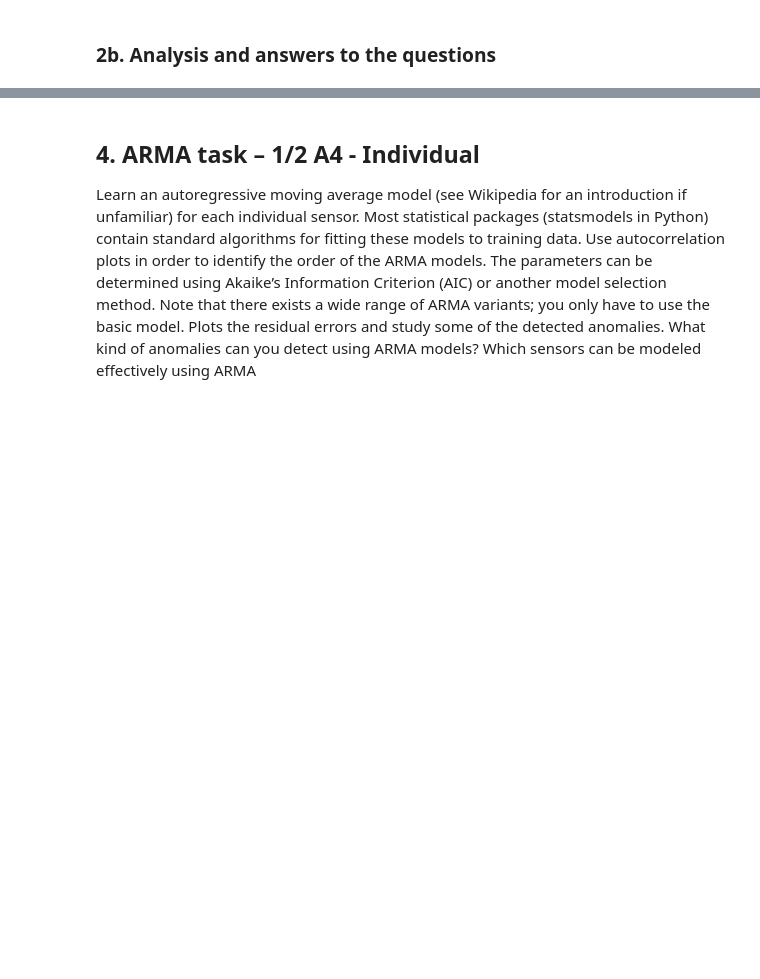
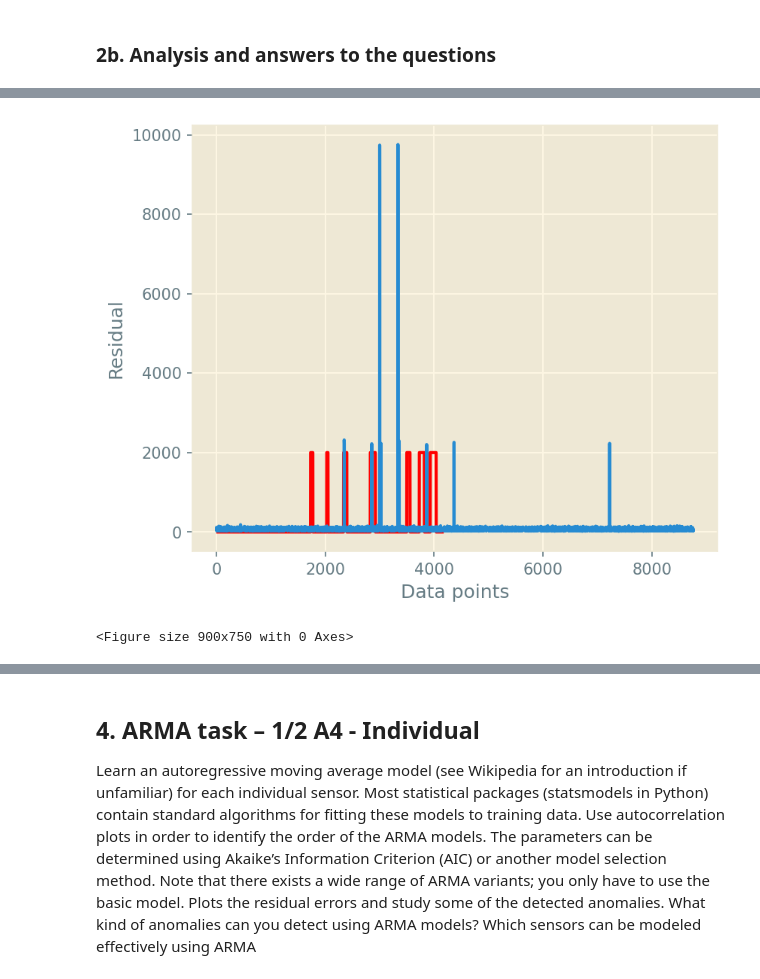
Before and after one commit to mennobo/cda_2_3_4, a Jupyter notebook: Lab2.ipynb, the cells around one changed output, grey strips where cells are left out. Cells and saved outputs as stored; diff of their text form; code cells hidden in the pictures; blank space fills up the shorter version.

```diff
--- a/Lab2.ipynb
+++ b/Lab2.ipynb
@@ -680,15 +682,21 @@ df_normalized = normalize(df)
 # %%
 ## Residuals
 pca = PCA()
 pca.fit(df_normalized)
 df_inverse_transformed = pca.inverse_transform(df_normalized)
 pca_residual = df_normalized - df_inverse_transformed
 pca_residual = np.square(pca_residual)
 pca_residual_combined = pca_residual.sum(axis=1)
 
 figure, ax = plt.subplots()
 plt.xlabel('Data points')
 plt.ylabel('Residual')
+
+y = df_attacks[" ATT_FLAG"].values * 2000
+plt.plot(y, color='r', label='actual')
 plt.figure()
 ax.plot(pca_residual_combined)
 figure.savefig('pcaresidual.png')
+# %% [output]
+[figure, added]
+<Figure size 900x750 with 0 Axes>
```
Also changed, not shown: parts of 24 cells of this notebook, 4 other files.
